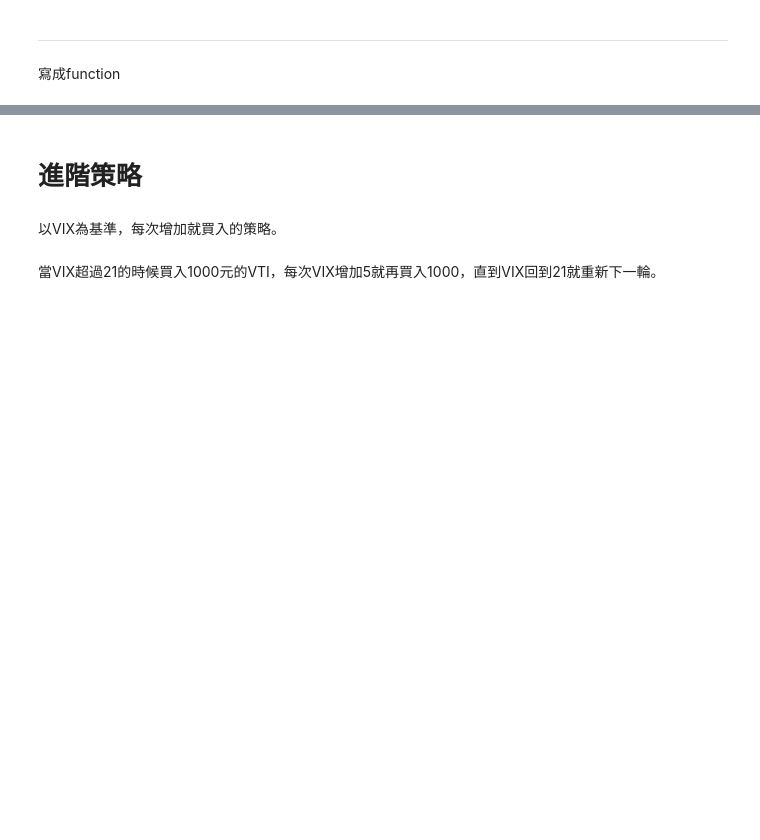
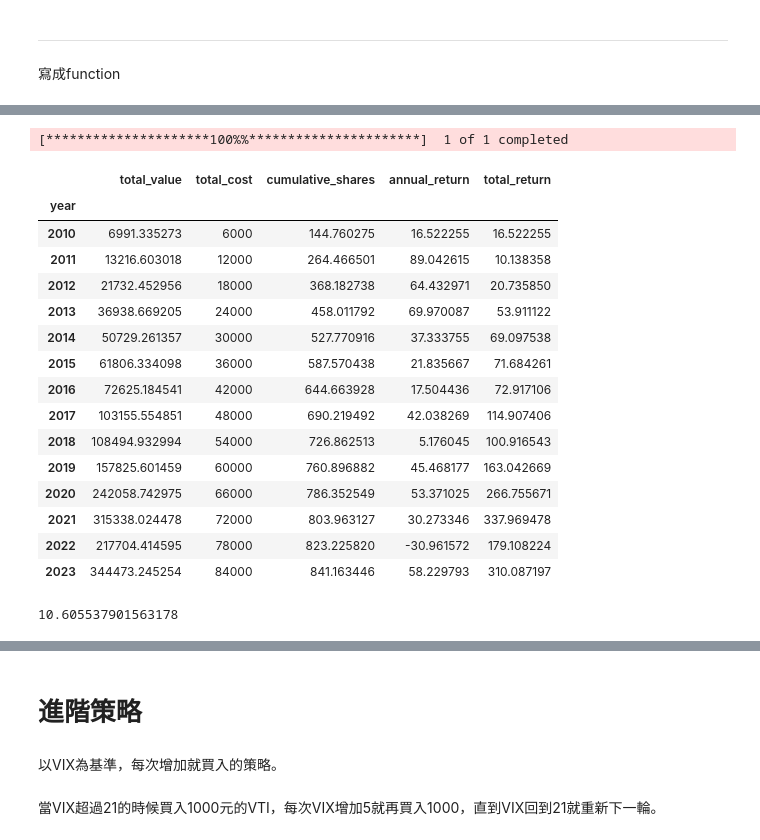
Before and after one commit to jerry860911/stock_backtest, a Jupyter notebook: us2.ipynb, the cells around one changed output, grey strips where cells are left out. Saved outputs shown, nothing was run; the diff lists cells and outputs as text; code cells hidden in the pictures; blank space fills up the shorter version.

```diff
--- a/us2.ipynb
+++ b/us2.ipynb
@@ -181,0 +209,25 @@ def get_annual_return(annual_summary):
+# %%
+QQQ_annual=get_annual_summary('QQQ', '2010-01-01')
+QQQ_annual
+# %% [output]
+[*********************100%%**********************]  1 of 1 completed
+|  | total_value | total_cost | cumulative_shares | annual_return | total_return |
+| year |  |  |  |  |  |
+| 2010 | 6991.335273 | 6000 | 144.760275 | 16.522255 | 16.522255 |
+| 2011 | 13216.603018 | 12000 | 264.466501 | 89.042615 | 10.138358 |
+| 2012 | 21732.452956 | 18000 | 368.182738 | 64.432971 | 20.735850 |
+| 2013 | 36938.669205 | 24000 | 458.011792 | 69.970087 | 53.911122 |
+| 2014 | 50729.261357 | 30000 | 527.770916 | 37.333755 | 69.097538 |
+| 2015 | 61806.334098 | 36000 | 587.570438 | 21.835667 | 71.684261 |
+| 2016 | 72625.184541 | 42000 | 644.663928 | 17.504436 | 72.917106 |
+| 2017 | 103155.554851 | 48000 | 690.219492 | 42.038269 | 114.907406 |
+| 2018 | 108494.932994 | 54000 | 726.862513 | 5.176045 | 100.916543 |
+| 2019 | 157825.601459 | 60000 | 760.896882 | 45.468177 | 163.042669 |
+| 2020 | 242058.742975 | 66000 | 786.352549 | 53.371025 | 266.755671 |
+| 2021 | 315338.024478 | 72000 | 803.963127 | 30.273346 | 337.969478 |
+| 2022 | 217704.414595 | 78000 | 823.225820 | -30.961572 | 179.108224 |
+| 2023 | 344473.245254 | 84000 | 841.163446 | 58.229793 | 310.087197 |
+# %%
+get_annual_return(QQQ_annual)
+# %% [output]
+10.605537901563178
```
Also changed, not shown: parts of 24 cells of this notebook, 4 other files.
